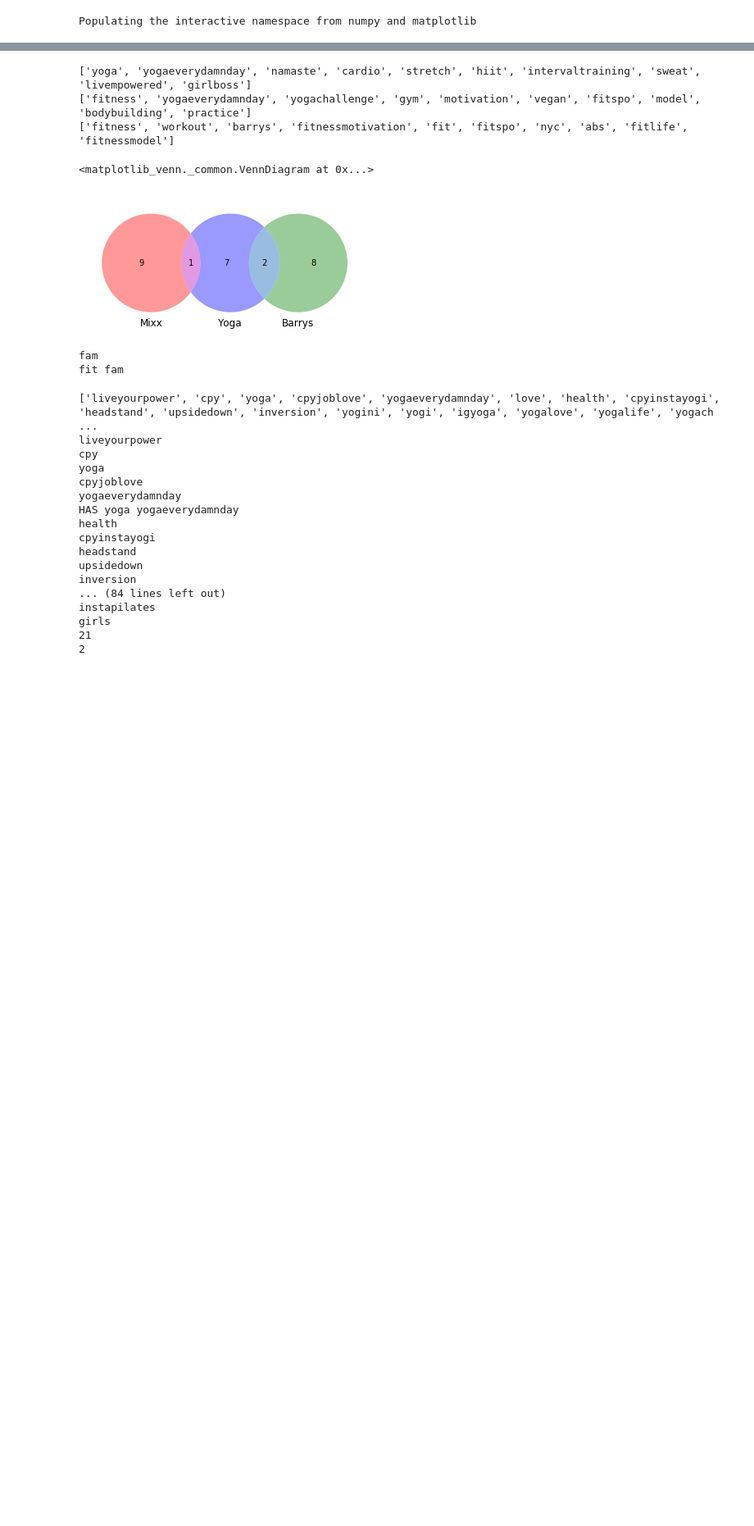
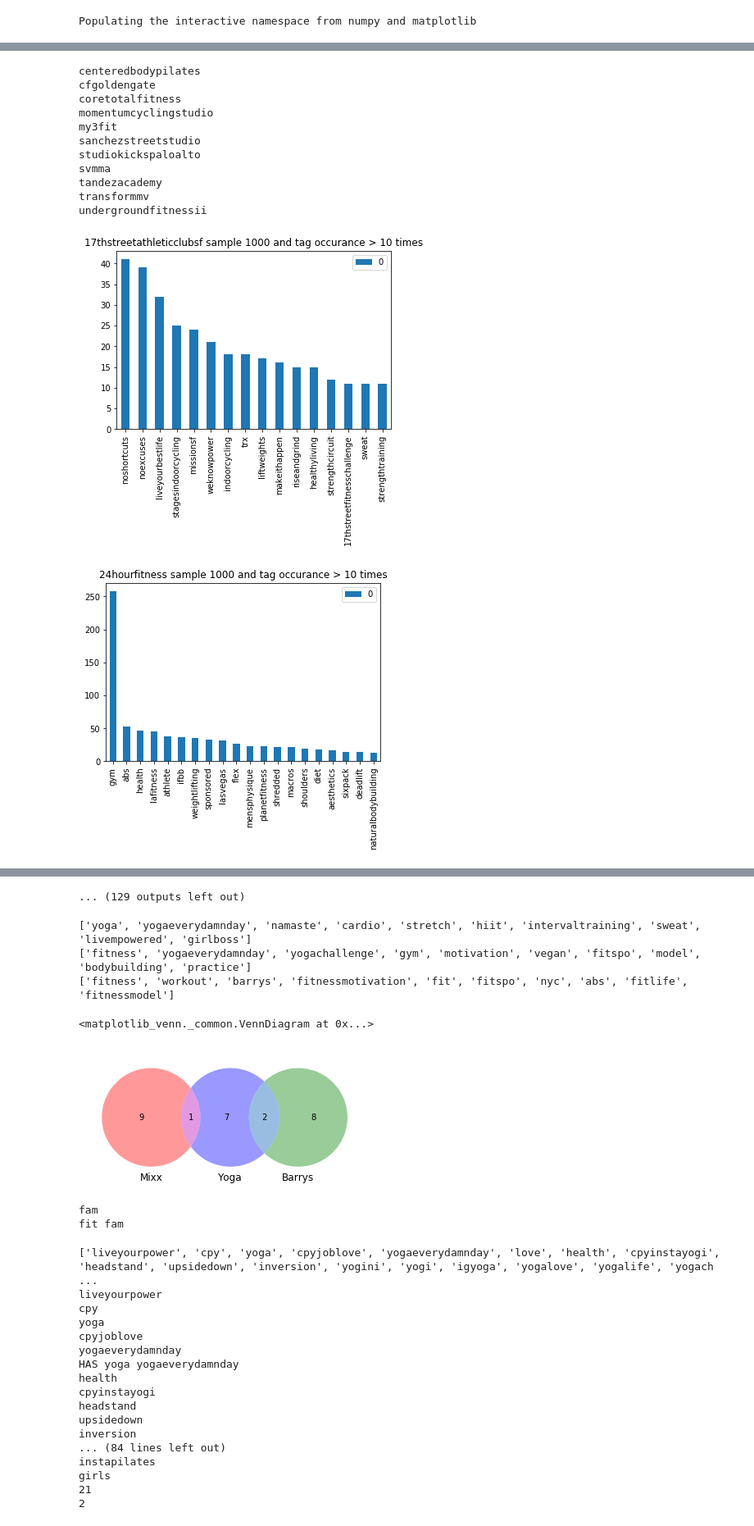
Before and after one commit to mfrate28/Insight, a Jupyter notebook: VisualizingTopHashtags.ipynb, the cells around one changed output, grey strips where cells are left out. Shown at 82% size. Cells and saved outputs as stored; diff of their text form; code cells hidden in the pictures; blank space fills up the shorter version.

```diff
--- a/VisualizingTopHashtags.ipynb
+++ b/VisualizingTopHashtags.ipynb
@@ -33,0 +73,7 @@ others = ['bossbabe', 'fitfam', 'bestgym', 'bestworkout', 'repost', 'photography
+# %%
+totalStudio = {}
+for studioHash in [x for x in os.listdir("SiliconValley2") if os.path.isdir("SiliconValley2/"+x)]:
+    tags = OpenAndCollect(studioHash)
+    totalStudio[studioHash]=tags
+
+df= tfidf(totalStudio, 0.1)
@@ -104,0 +111,22 @@ df_cf.plot(kind='bar', title = "cross fit sample 1000")
+# %%
+for studioHash in [x for x in os.listdir("SiliconValley2") if os.path.isdir("SiliconValley2/"+x)]:
+    tags = OpenAndCollect(studioHash)
+    df_cp = PandasAndClean(tags)
+    try:
+        df_cp.plot(kind='bar', title = studioHash + " sample 1000 and tag occurance > 10 times")
+    except:
+        print(studioHash)
+# %% [output]
+centeredbodypilates
+cfgoldengate
+coretotalfitness
+momentumcyclingstudio
+my3fit
+sanchezstreetstudio
+studiokickspaloalto
+svmma
+tandezacademy
+transformmv
+undergroundfitnessii
+[figure, added]
+[figure, added]
@@ -105,3 +142,4 @@ df_cf.plot(kind='bar', title = "cross fit sample 1000")
+... (129 outputs left out)
 # %%
 print (df_my.head(10).index.tolist())
 print (df_y.head(10).index.tolist())
```
Also changed, not shown: parts of 19 cells of this notebook.
